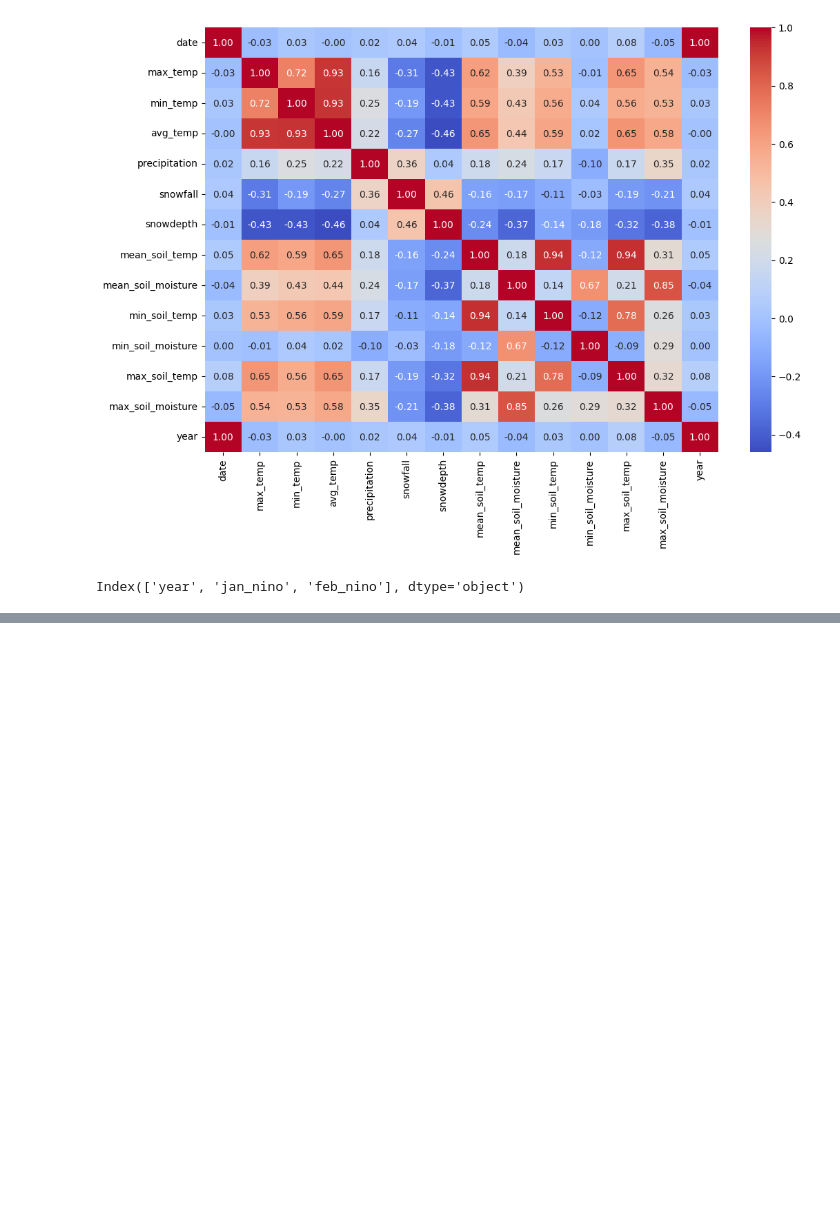
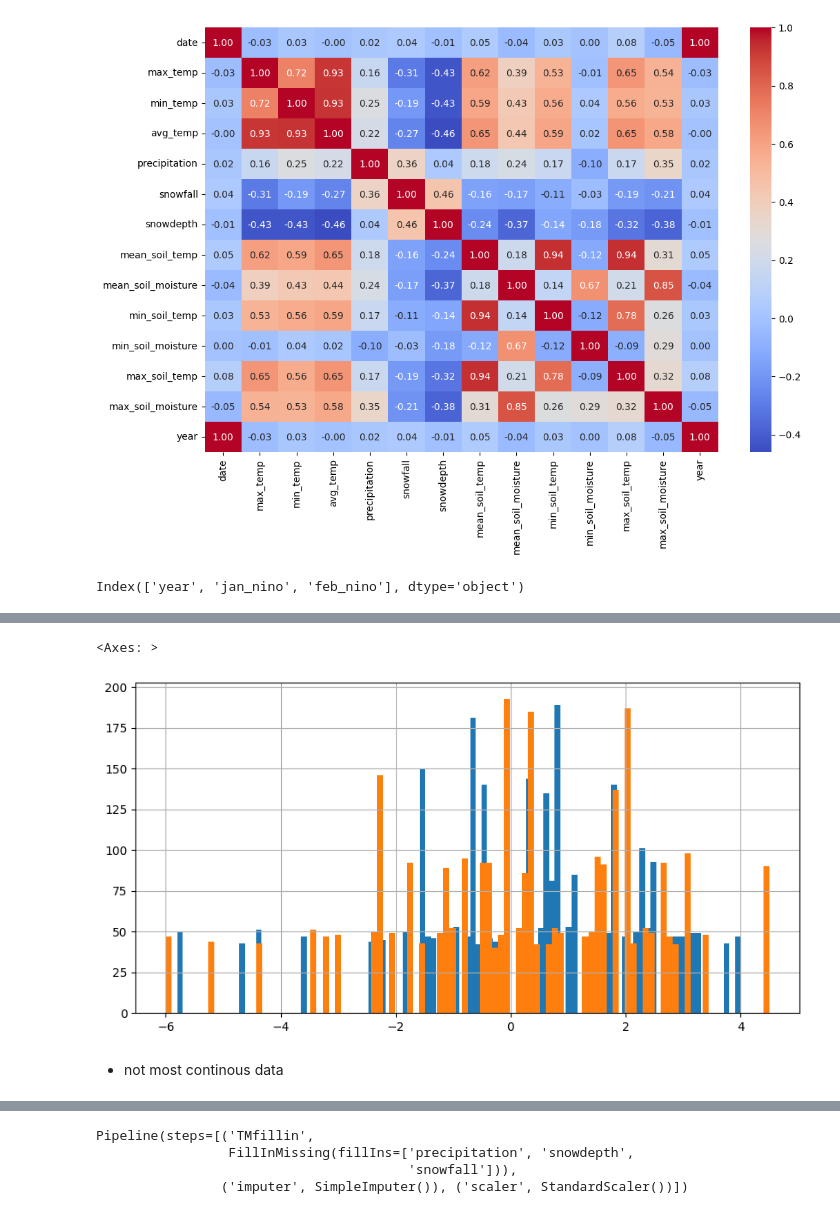
Before and after one commit to bradenkirkpatrick/Machine-Learning-Project-1, a Jupyter notebook: GroundHogProblem.ipynb, the cells around one changed output, grey strips where cells are left out. Cells and saved outputs as stored; diff of their text form; code cells hidden in the pictures; blank space fills up the shorter version.

Commit message:
started pipeline and added additional feature

```diff
--- a/GroundHogProblem.ipynb
+++ b/GroundHogProblem.ipynb
@@ -265 +288,10 @@ Index(['year', 'jan_nino', 'feb_nino'], dtype='object')
+# %%
+# bar graph of feb nino and jan nino
+X_filtered["jan_nino"].hist(bins=100, figsize=(10,5))
+X_filtered["feb_nino"].hist(bins=100, figsize=(10,5))
+# %% [output]
+<Axes: >
+[figure, added]
+# %% [markdown]
+- not most continous data
 # %%
@@ -288,0 +333,14 @@ X
+# %%
+# not finished yet
+MTfillIns = ['precipitation', 'snowdepth', 'snowfall']
+
+Pipeline(steps=[
+    ('TMfillin', FillInMissing(MTfillIns)), # fill in T and M values
+    ('imputer', SimpleImputer(strategy='mean')),
+    ('scaler', StandardScaler())
+])
+# %% [output]
+Pipeline(steps=[('TMfillin',
+                 FillInMissing(fillIns=['precipitation', 'snowdepth',
+                                        'snowfall'])),
+                ('imputer', SimpleImputer()), ('scaler', StandardScaler())])
```
Also changed, not shown: parts of 8 cells of this notebook, 1 other file.
